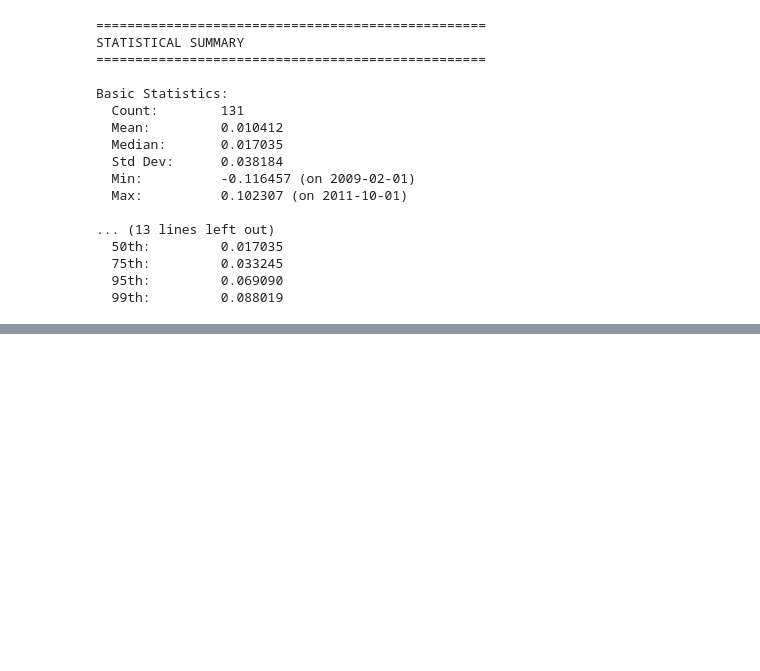
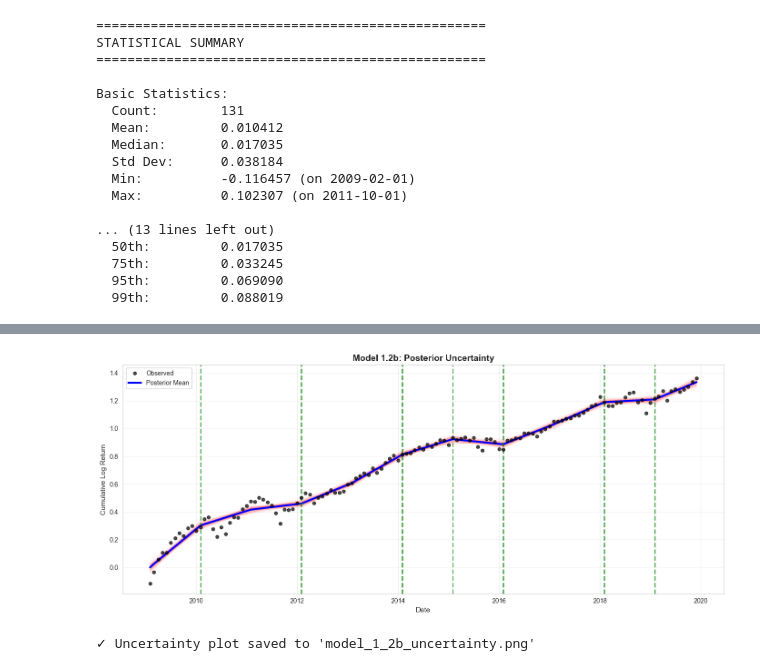
Before and after one commit to niccolo-s/AI_Programming_Project, a Jupyter notebook: code_v1.ipynb, the cells around one changed output, grey strips where cells are left out. Drawn from its saved outputs; the diff is of its cells as text; code cells hidden in the pictures; blank space fills up the shorter version.

```diff
--- a/code_v1.ipynb
+++ b/code_v1.ipynb
@@ -170,0 +552,50 @@ Basic Statistics:
+# %%
+# Show uncertainty bands around the fitted trend
+fig, ax = plt.subplots(figsize=(14, 6))
+
+# Get posterior samples (not just means)
+slope_samples = trace_1_2b.posterior["slope"].values.flatten()
+intercept_samples = trace_1_2b.posterior["intercept"].values.flatten()
+adjustments_samples = trace_1_2b.posterior["adjustments"].values.reshape(-1, n_changepoints)
+
+# Sample 200 random posterior draws
+n_samples = 200
+sample_indices = np.random.choice(len(slope_samples), n_samples, replace=False)
+
+# Plot observed data
+ax.plot(dates_full, cumulative_log_price, 'o', alpha=0.7,
+        label='Observed', markersize=5, color='black', zorder=3)
+
+# Plot posterior samples (uncertainty)
+for idx in sample_indices:
+    k_sample = slope_samples[idx] + np.dot(changepoint_matrix, adjustments_samples[idx])
+    intercept_adj = -adjustments_samples[idx] * changepoint_times
+    m_sample = intercept_samples[idx] + np.dot(changepoint_matrix, intercept_adj)
+    trend_sample = k_sample * t + m_sample
+
+    ax.plot(dates_full, trend_sample, 'r-', alpha=0.02, linewidth=1, zorder=1)
+
+# Plot posterior mean on top
+ax.plot(dates_full, fitted_trend, 'b-', linewidth=3, label='Posterior Mean', zorder=2)
+
+# Mark significant changepoints
+for cp_idx in significant_cps:
+    cp_time = changepoint_times[cp_idx]
+    if cp_time < len(dates_full):
+        cp_date = dates_full[cp_time]
+        ax.axvline(cp_date, color='green', linestyle='--', alpha=0.7, linewidth=2)
+
+ax.set_title('Model 1.2b: Posterior Uncertainty', fontsize=14, fontweight='bold')
+ax.set_ylabel('Cumulative Log Return', fontsize=11)
+ax.set_xlabel('Date', fontsize=11)
+ax.legend(loc='upper left')
+ax.grid(True, alpha=0.3)
+
+plt.tight_layout()
+plt.savefig('model_1_2b_uncertainty.png', dpi=300, bbox_inches='tight')
+plt.show()
+
+print("\n✓ Uncertainty plot saved to 'model_1_2b_uncertainty.png'")
+# %% [output]
+[figure, added]
+✓ Uncertainty plot saved to 'model_1_2b_uncertainty.png'
```
Also changed, not shown: parts of 16 cells of this notebook.
